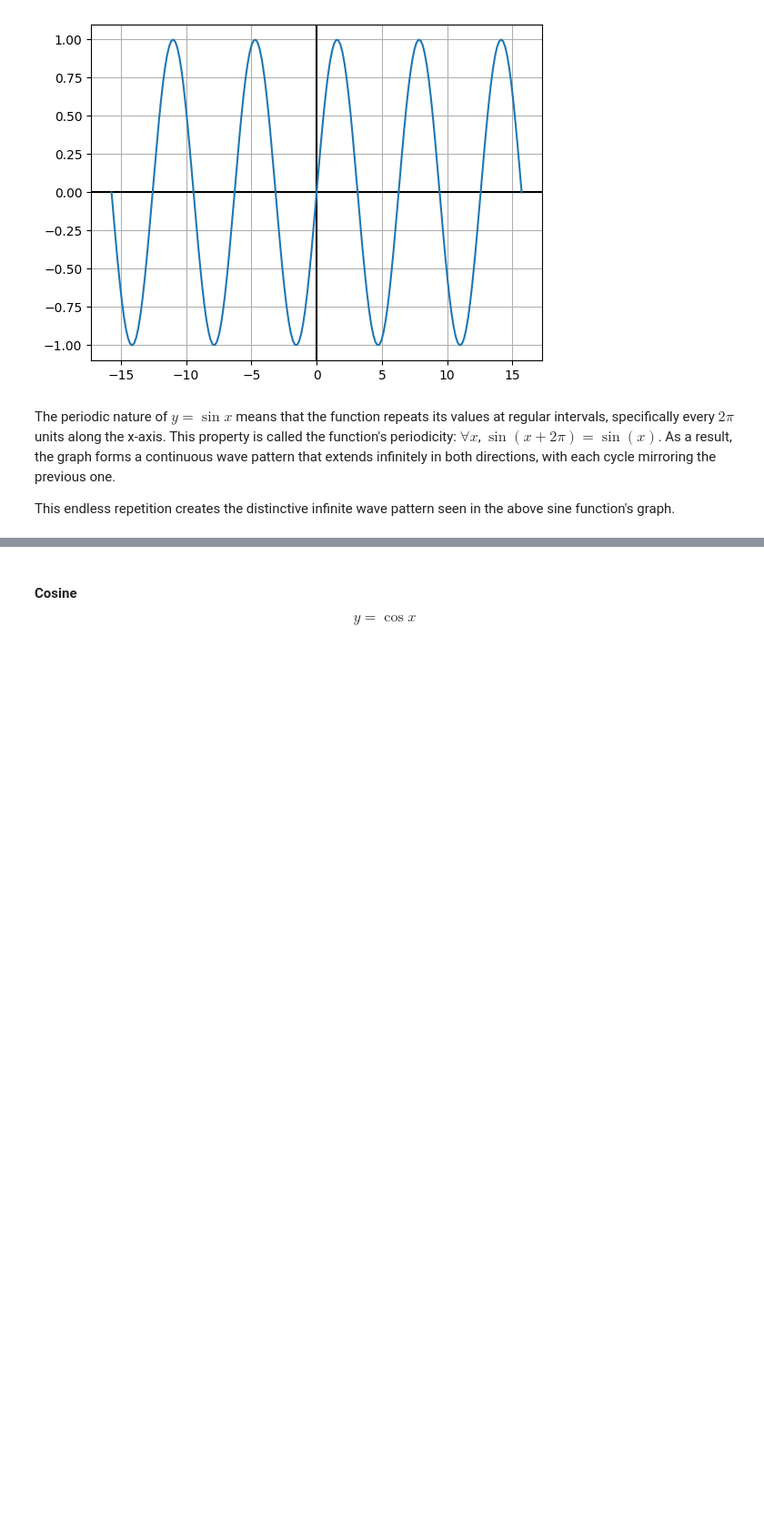
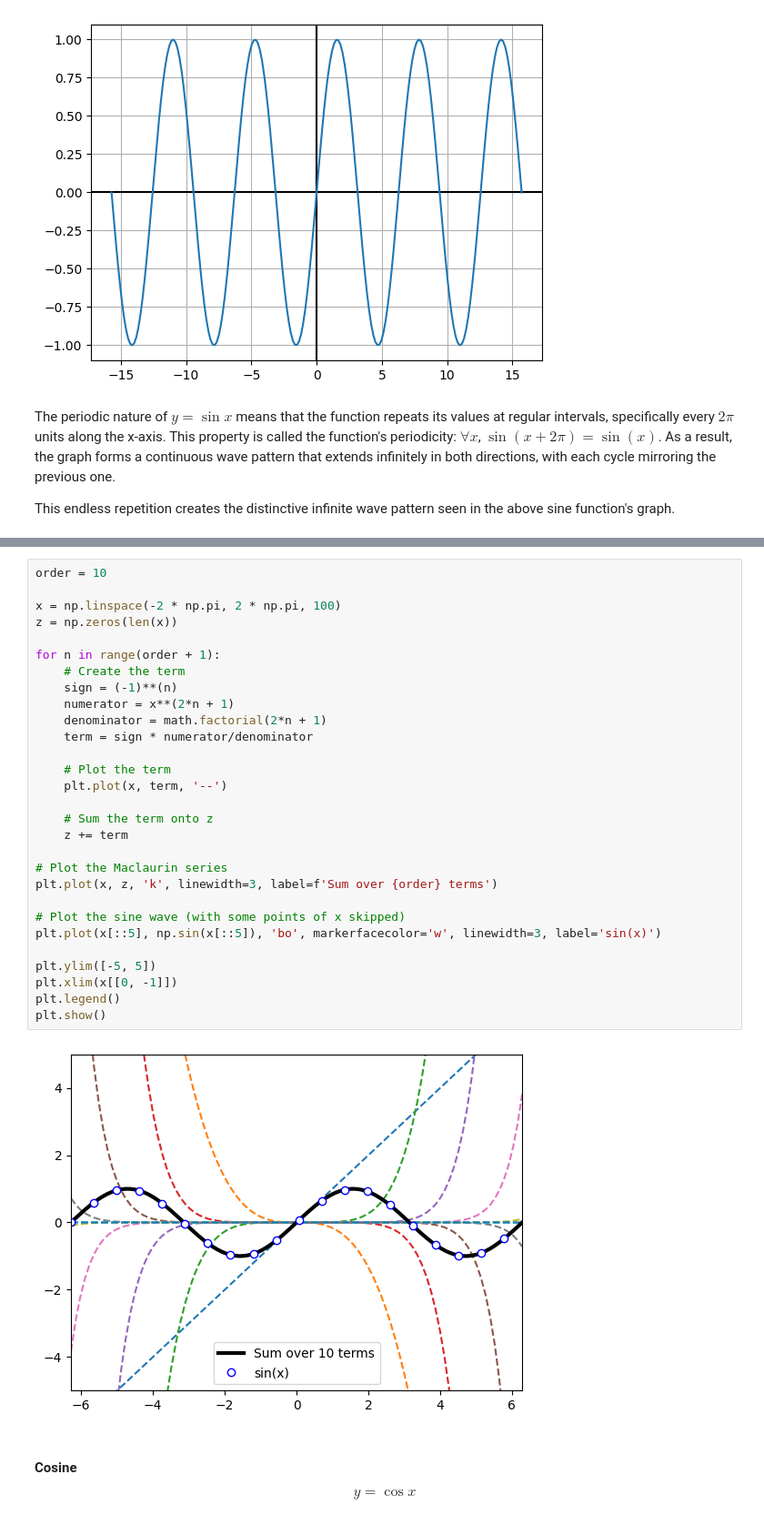
Before and after one commit to wanyingng/Calculus, a Jupyter notebook: 01-functions/functions.ipynb, the cells around one changed output, grey strips where cells are left out. Shown at 91% size. Cells and saved outputs as stored; diff of their text form; blank space fills up the shorter version.

```diff
--- a/01-functions/functions.ipynb
+++ b/01-functions/functions.ipynb
@@ -451,3 +527,34 @@ This endless repetition creates the distinctive infinite wave pattern seen in th
+# %%
+order = 10
+
+x = np.linspace(-2 * np.pi, 2 * np.pi, 100)
+z = np.zeros(len(x))
+
+for n in range(order + 1):
+    # Create the term
+    sign = (-1)**(n)
+    numerator = x**(2*n + 1)
+    denominator = math.factorial(2*n + 1)
+    term = sign * numerator/denominator
+
+    # Plot the term
+    plt.plot(x, term, '--')
+
+    # Sum the term onto z
+    z += term
+
+# Plot the Maclaurin series
+plt.plot(x, z, 'k', linewidth=3, label=f'Sum over {order} terms')
+
+# Plot the sine wave (with some points of x skipped)
+plt.plot(x[::5], np.sin(x[::5]), 'bo', markerfacecolor='w', linewidth=3, label='sin(x)')
+
+plt.ylim([-5, 5])
+plt.xlim(x[[0, -1]])
+plt.legend()
+plt.show()
+# %% [output]
+[figure, added]
 # %% [markdown]
 #### Cosine
 
```
Also changed, not shown: parts of 16 cells of this notebook.
